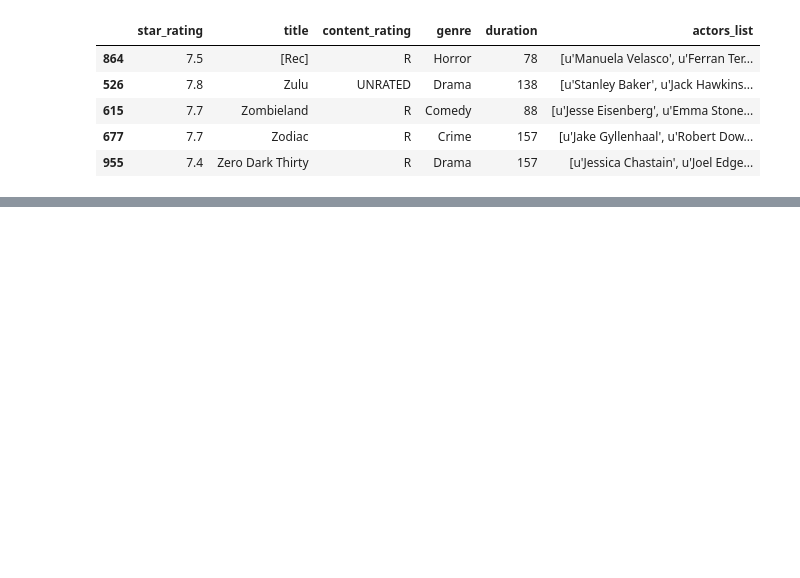
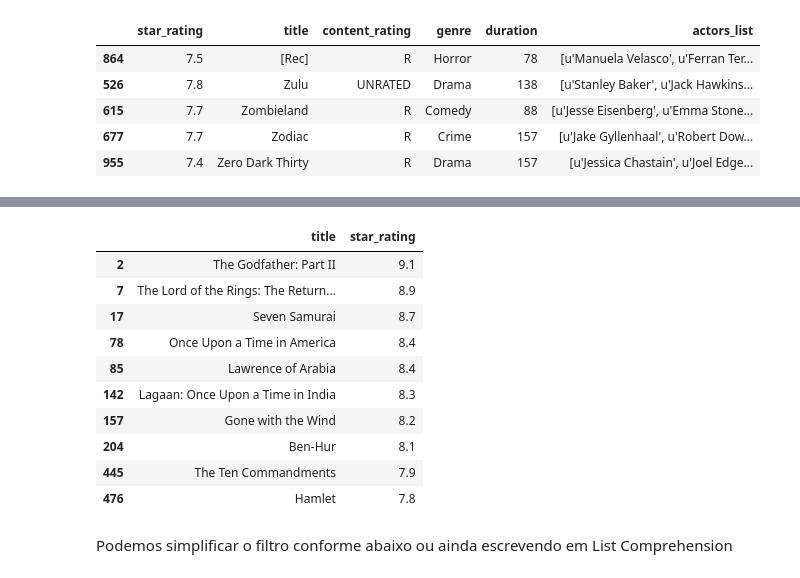
Before and after one commit to romulovieira777/Data_Science_de_A_a_Z_Extracao_e_Exibicao_dos_Dados, a Jupyter notebook: Seção_16_Pandas_para_Manipulacao_de_Dados/Notebooks/03_Ordenando_Dataframes.ipynb, the cells around one changed output, grey strips where cells are left out. Cells and saved outputs as stored; diff of their text form; code cells hidden in the pictures; blank space fills up the shorter version.

```diff
--- a/Seção_16_Pandas_para_Manipulacao_de_Dados/Notebooks/03_Ordenando_Dataframes.ipynb
+++ b/Seção_16_Pandas_para_Manipulacao_de_Dados/Notebooks/03_Ordenando_Dataframes.ipynb
@@ -121,0 +217,17 @@ filmes.sort_values(['genre', 'duration']).head(20)
+# %%
+# Podemos ainda continuar a notação trazendo somente as colunas que desejamos
+filmes[duracao][['title', 'star_rating']].head(10)
+# %% [output]
+|  | title | star_rating |
+| 2 | The Godfather: Part II | 9.1 |
+| 7 | The Lord of the Rings: The Return... | 8.9 |
+| 17 | Seven Samurai | 8.7 |
+| 78 | Once Upon a Time in America | 8.4 |
+| 85 | Lawrence of Arabia | 8.4 |
+| 142 | Lagaan: Once Upon a Time in India | 8.3 |
+| 157 | Gone with the Wind | 8.2 |
+| 204 | Ben-Hur | 8.1 |
+| 445 | The Ten Commandments | 7.9 |
+| 476 | Hamlet | 7.8 |
+# %% [markdown]
+Podemos simplificar o filtro conforme abaixo ou ainda escrevendo em List Comprehension
```
Also changed, not shown: parts of 21 cells of this notebook, 2 other files.
